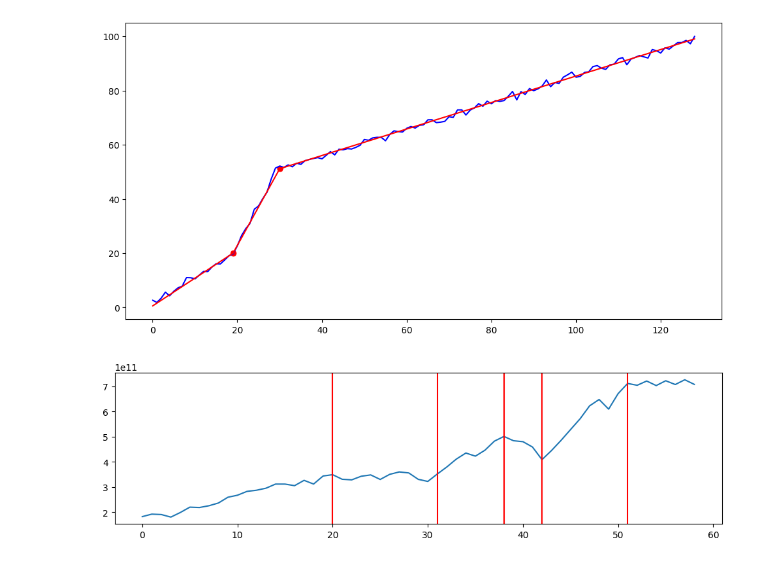
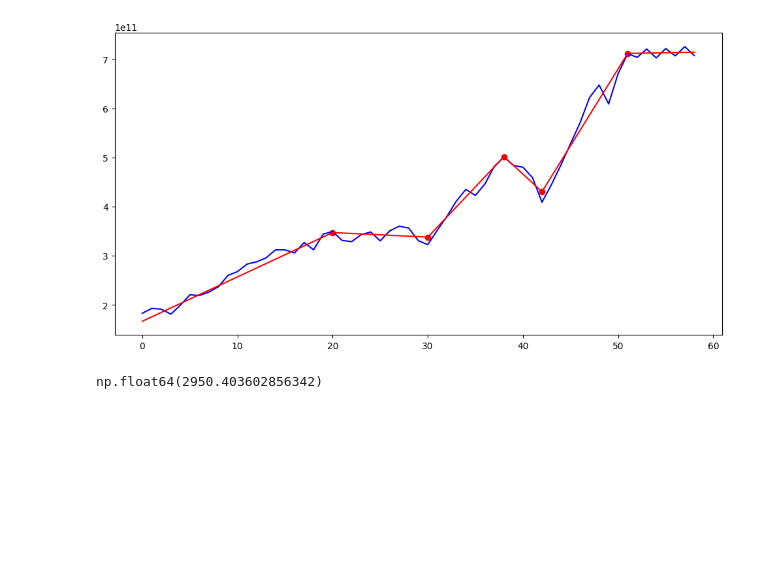
Before and after one commit to QMoayedpour/CPD_MVA, a Jupyter notebook: ntbk/synth_data.ipynb, the cells around one changed output. Drawn from its saved outputs; the diff is of its cells as text; code cells hidden in the pictures; blank space fills up the shorter version.

```diff
--- a/ntbk/synth_data.ipynb
+++ b/ntbk/synth_data.ipynb
@@ -21,6 +19,2 @@ for idx in output[1:-1]: # On ne prends pas en compte le premier change points (
-# %%
-detector.compute_approx_and_plot()
-# %% [output]
-[figure, removed]
 # %%
 import pandas as pd
@@ -27,24 +22,22 @@ import pandas as pd
 
 df = pd.read_csv("../data/gdp.csv", skiprows=4)
 # %%
-df = df[df["Country Name"]=="Argentina"]
+sdf = df[df["Country Name"]=="Argentina"]
 
-columns_years = [col for col in df.columns if col.isdigit()]  # Filtrer les années
-serie_temporelle = df.loc[:, columns_years]  # Extraire les données pour la première ligne
+columns_years = [col for col in sdf.columns if col.isdigit()]
+ts = sdf.loc[:, columns_years]
 
-serie = serie_temporelle.reset_index(drop=True).T
+serie = ts.reset_index(drop=True).T
 y = serie[0].to_numpy()
 # %%
 h = LogCost(1)
-sigma = serie[0].diff().std()
+sigma = median_abs_deviation(serie[0].diff()[1:])
 beta = 10
 
 detector = CPOP(y, sigma, beta, h)
 output = detector.run()
-out = output
-plt.figure(figsize=(12,3))
-plt.plot(y)
-for idx in out[1:-1]: # On ne prends pas en compte le premier change points (0 par convention)
-    plt.axvline(idx, c="r")
+detector.compute_approx_and_plot()
+detector.BIC()
 # %% [output]
-[figure, old version]
+[figure, new version]
+np.float64(2950.403602856342)
```
Also changed, not shown: parts of 10 cells of this notebook, 1 other file.
